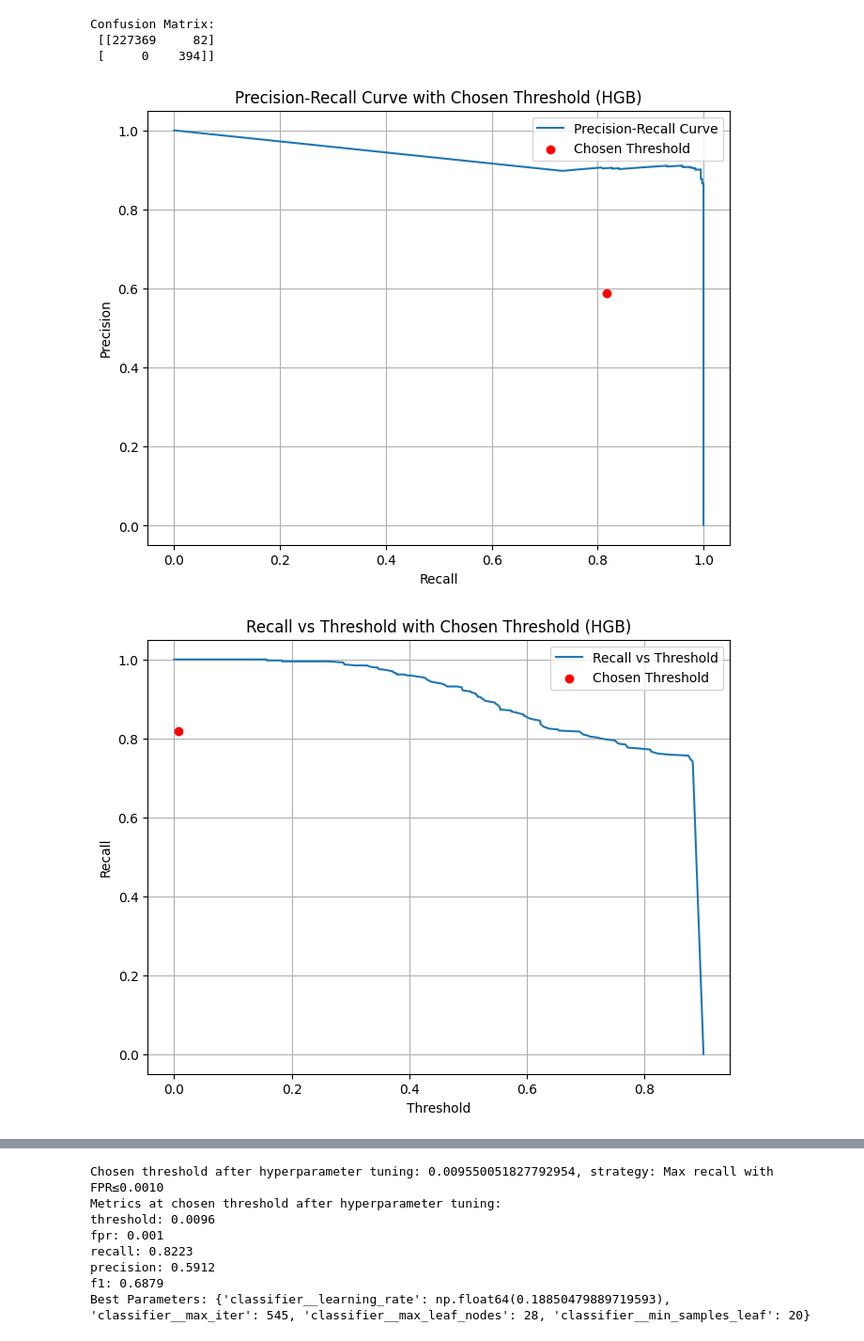
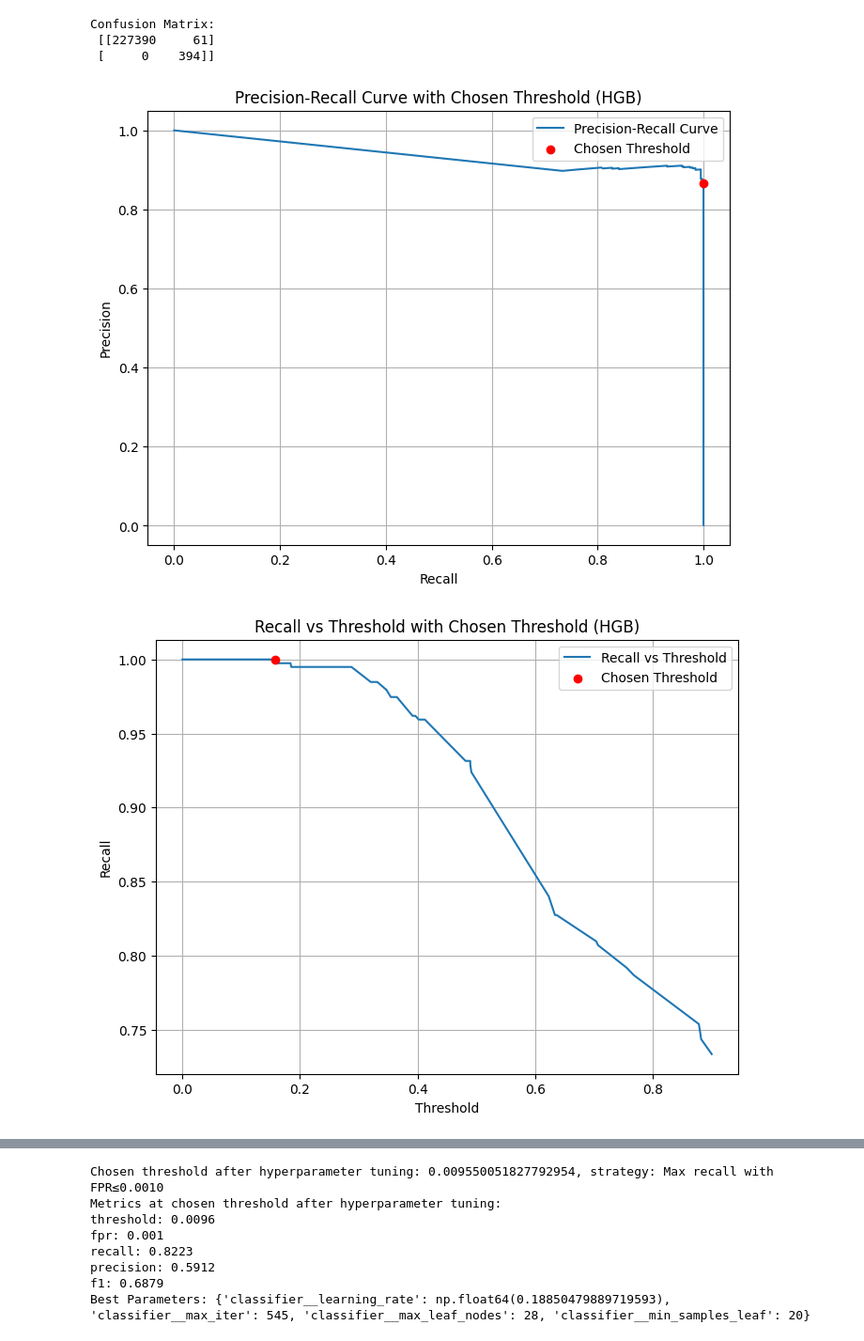
Before and after one commit to Uvlazhnitel/Credit-Card-Fraud-Detection, a Jupyter notebook: notebooks/05_calibration.ipynb, the cells around one changed output, grey strips where cells are left out. Shown at 94% size. Drawn from its saved outputs; the diff is of its cells as text; code cells hidden in the pictures.

```diff
--- a/notebooks/05_calibration.ipynb
+++ b/notebooks/05_calibration.ipynb
@@ -111,7 +131,8 @@ model = Pipeline(steps=[
 # %%
-oof_proba = calibrated_model.predict_proba(X_train)[:, 1]
 
-precision, recall, thresholds = precision_recall_curve(y_train, oof_proba)
+oof_proba_cal = calibrated_model.predict_proba(X_train)[:, 1]
+
+precision, recall, thresholds = precision_recall_curve(y_train, oof_proba_cal)
 thr_ext = np.r_[0.0, thresholds]
 print(len(precision), len(recall), len(thr_ext))
 # %% [output]
@@ -127,7 +148,7 @@ from src.choose_thresholds import choose_threshold_max_recall_at_fpr
 
 chosen_thr, strategy, metrics = choose_threshold_max_recall_at_fpr(
     y_true=y_train,
-    proba=oof_proba,
+    proba=oof_proba_cal,
     max_fpr=0.001
 )
 print(f"Chosen threshold: {chosen_thr}, strategy: {strategy}")
@@ -145,38 +166,57 @@ f1: 0.9057
 # %%
-cm = confusion_matrix(y_train, (oof_proba >= chosen_thr).astype(int))
+cm = confusion_matrix(y_train, (oof_proba_cal >= chosen_thr).astype(int))
 print("Confusion Matrix:\n", cm)
 # %% [output]
 Confusion Matrix:
- [[227369     82]
+ [[227390     61]
  [     0    394]]
 # %%
-#PR curve for chosen threshold
+from sklearn.metrics import precision_recall_curve, roc_curve
+import matplotlib.pyplot as plt
+import numpy as np
+
+# --- Precision-Recall curve + chosen operating point ---
+prec_pr, rec_pr, thr_pr = precision_recall_curve(y_train, oof_proba_cal)
 
 plt.figure(figsize=(8, 6))
-plt.plot(recall, precision, label="Precision-Recall Curve")
-plt.scatter(metrics['recall'], metrics['precision'], color='red', label='Chosen Threshold', zorder=5)
+plt.plot(rec_pr, prec_pr, label="Precision-Recall Curve")
+plt.scatter(
+    metrics["recall"],
+    metrics["precision"],
+    color="red",
+    label="Chosen Threshold",
+    zorder=5
+)
 plt.xlabel("Recall")
 plt.ylabel("Precision")
 plt.title("Precision-Recall Curve with Chosen Threshold (HGB)")
 plt.legend()
 plt.grid()
 plt.savefig(REPORTS_DIR / "pr_curve_chosen_threshold_hgb.png")
 plt.show()
 
-#Recall@FixedPRecision graph
+# --- Recall vs Threshold (use ROC curve thresholds; aligns naturally with FPR constraints) ---
+fpr_roc, tpr_roc, thr_roc = roc_curve(y_train, oof_proba_cal)  # tpr_roc == recall
 
 plt.figure(figsize=(8, 6))
-plt.plot(thr_ext, recall, label="Recall vs Threshold")
-plt.scatter(chosen_thr, metrics['recall'], color='red', label='Chosen Threshold', zorder=5)
+plt.plot(thr_roc, tpr_roc, label="Recall vs Threshold")
+plt.scatter(
+    chosen_thr,
+    metrics["recall"],
+    color="red",
+    label="Chosen Threshold",
+    zorder=5
+)
 plt.xlabel("Threshold")
 plt.ylabel("Recall")
 plt.title("Recall vs Threshold with Chosen Threshold (HGB)")
 plt.legend()
 plt.grid()
 plt.savefig(REPORTS_DIR / "recall_vs_threshold_chosen_threshold_hgb.png")
+plt.show()
 # %% [output]
-[figure, old version]
+[figure, new version]
-[figure, old version]
+[figure, new version]
 # %%
 import numpy as np
 from scipy.stats import uniform, randint
```
Also changed, not shown: parts of 6 cells of this notebook, 5 other files.
